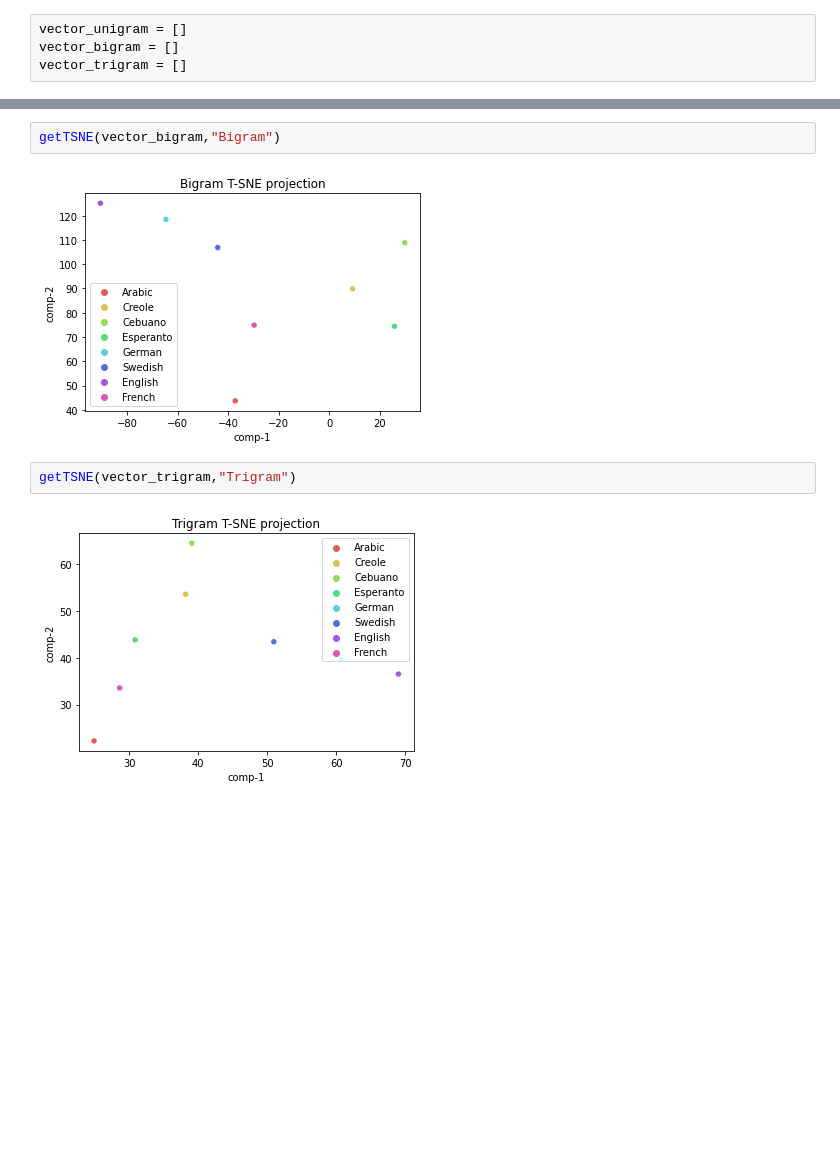
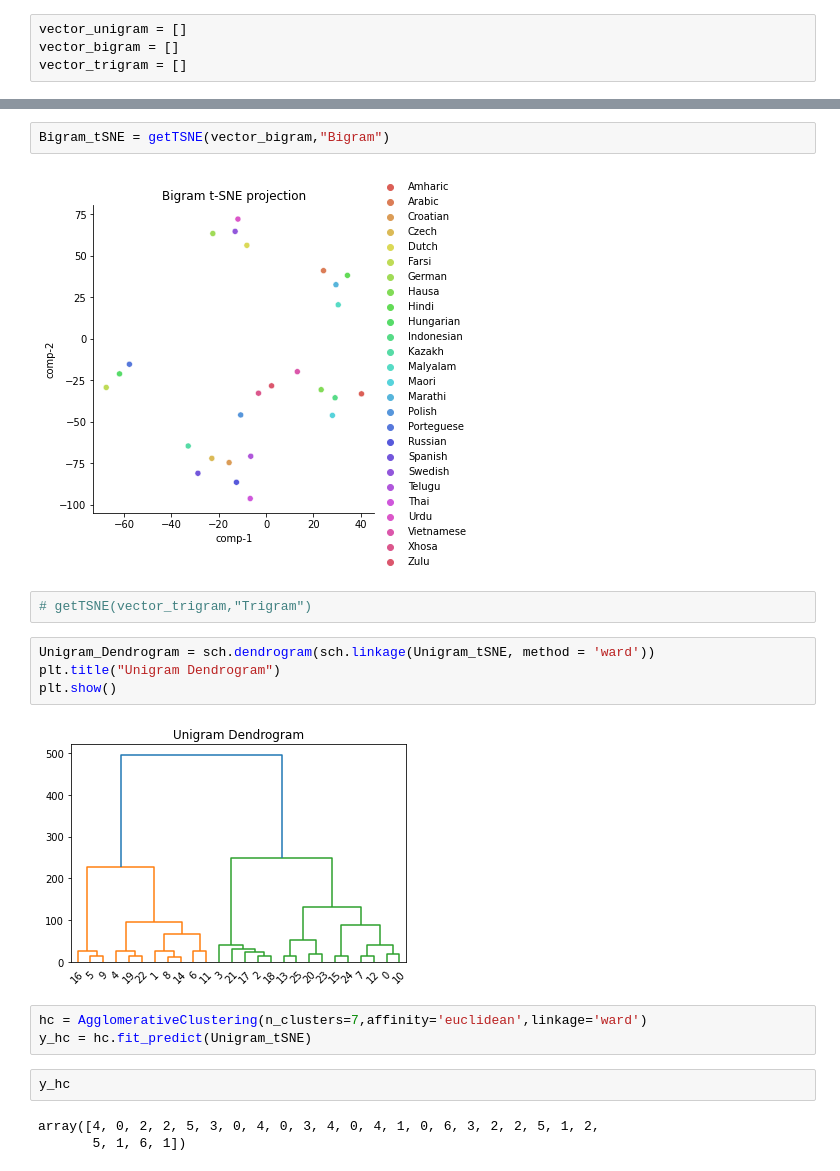
Before and after one commit to Information-Retrieval-Research/Codes, a Jupyter notebook: Analysis.ipynb, the cells around one changed output, grey strips where cells are left out. Saved outputs shown, nothing was run; the diff lists cells and outputs as text; blank space fills up the shorter version.

```diff
--- a/Analysis.ipynb
+++ b/Analysis.ipynb
@@ -113,8 +144,20 @@ getTSNE(vector_unigram,"Unigram")
 # %%
-getTSNE(vector_bigram,"Bigram")
+Bigram_tSNE = getTSNE(vector_bigram,"Bigram")
 # %% [output]
-[figure, old version]
+[figure, new version]
 # %%
-getTSNE(vector_trigram,"Trigram")
+# getTSNE(vector_trigram,"Trigram")
-# %% [output]
-[figure, removed]
+# %%
+Unigram_Dendrogram = sch.dendrogram(sch.linkage(Unigram_tSNE, method = 'ward'))
+plt.title("Unigram Dendrogram")
+plt.show()
+# %% [output]
+[figure, added]
+# %%
+hc = AgglomerativeClustering(n_clusters=7,affinity='euclidean',linkage='ward')
+y_hc = hc.fit_predict(Unigram_tSNE)
+# %%
+y_hc
+# %% [output]
+array([4, 0, 2, 2, 5, 3, 0, 4, 0, 3, 4, 0, 4, 1, 0, 6, 3, 2, 2, 5, 1, 2,
+       5, 1, 6, 1])
```
Also changed, not shown: parts of 17 cells of this notebook.
